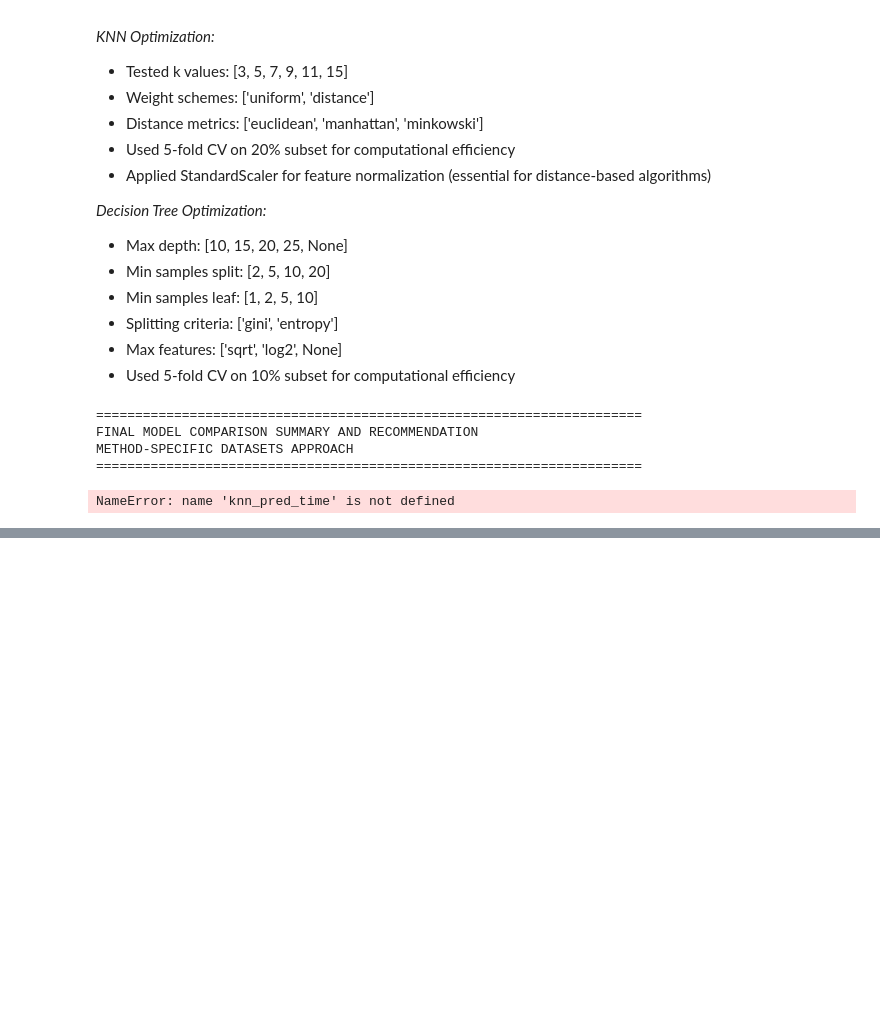
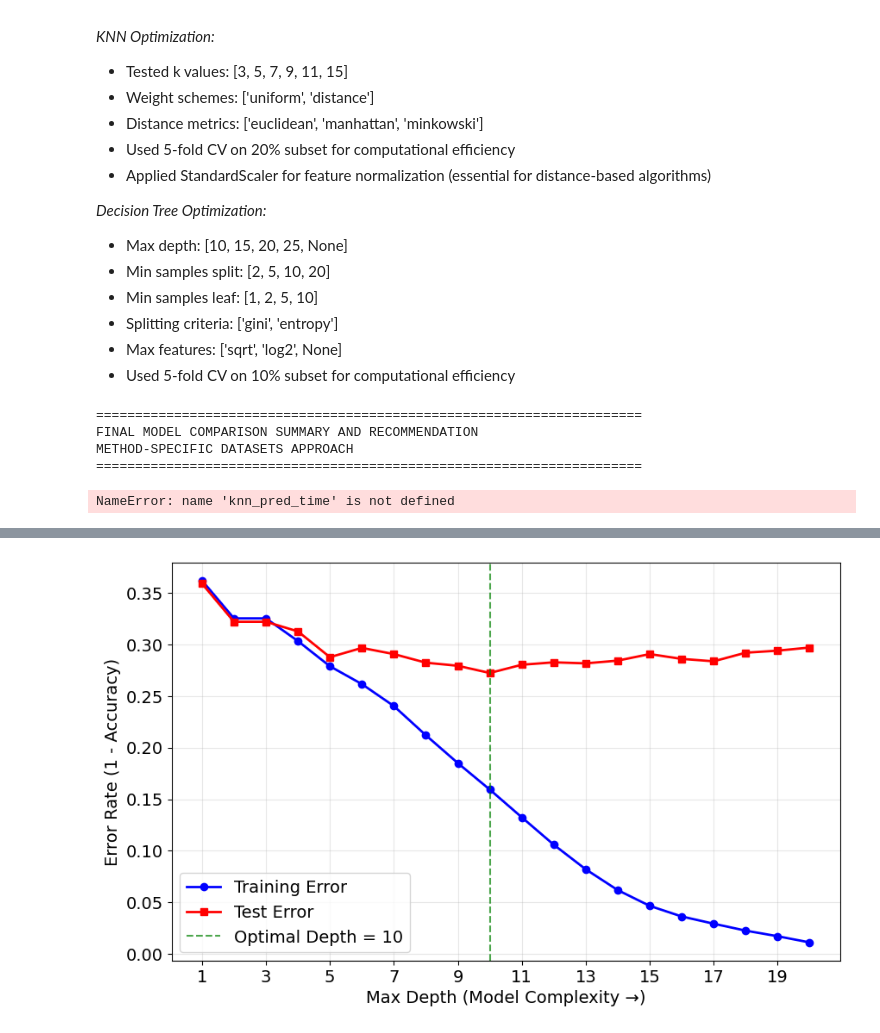
Before and after one commit to Voltzz9/ml441_assignments, a Jupyter notebook: assign2/code/Analysis.ipynb, the cells around one changed output, grey strips where cells are left out. Drawn from its saved outputs; the diff is of its cells as text; code cells hidden in the pictures; blank space fills up the shorter version.

```diff
--- a/assign2/code/Analysis.ipynb
+++ b/assign2/code/Analysis.ipynb
@@ -1851,0 +2421,24 @@ NameError: name 'knn_pred_time' is not defined
+# %%
+# just plot plot 1
+# Plot 1: Decision Tree - Training vs Test ERROR (the classic view)
+# define plots
+fig, ax1 = plt.subplots(figsize=(10, 6))
+
+plt.rcParams.update({'font.size': 14})  # Base font size
+ax1.plot(max_depths, dt_train_errors, 'b-o', label='Training Error', linewidth=2, markersize=6)
+ax1.plot(max_depths, dt_test_errors, 'r-s', label='Test Error', linewidth=2, markersize=6)
+ax1.axvline(x=optimal_depth, color='green', linestyle='--', alpha=0.7, label=f'Optimal Depth = {optimal_depth}')
+ax1.set_xlabel('Max Depth (Model Complexity →)')
+ax1.set_ylabel('Error Rate (1 - Accuracy)')
+ax1.legend()
+ax1.grid(True, alpha=0.3)
+ax1.set_xticks(range(1, 21, 2))
+# savefig
+plt.savefig('../plots/dt_training_vs_test_error.pdf', bbox_inches='tight', dpi=300)
+# show
+plt.show()
+
+# Reset font parameters to default
+plt.rcParams.update(plt.rcParamsDefault)
+# %% [output]
+[figure, added]
```
Also changed, not shown: parts of 19 cells of this notebook, 6 other files.
